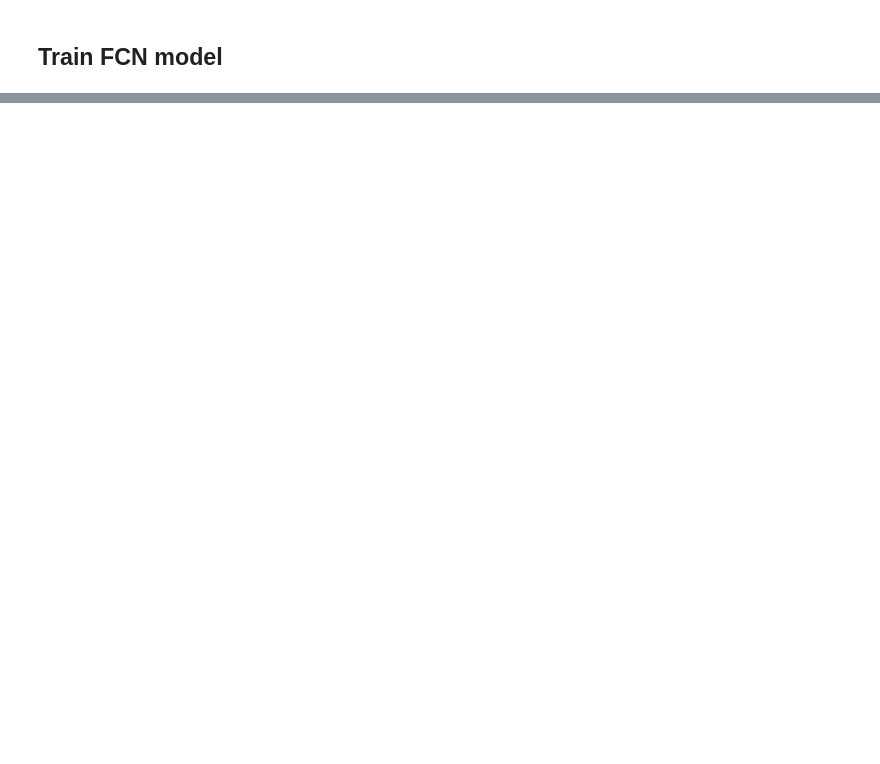
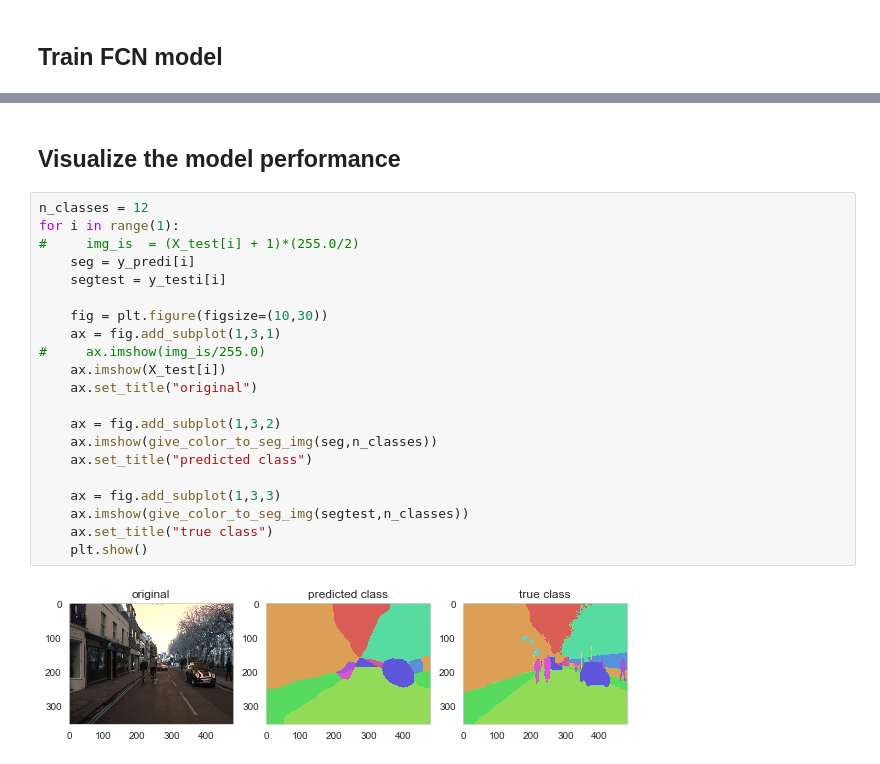
Before and after one commit to qianyiwang/SemanticSegmentation, a Jupyter notebook: SemanticSegmentation.ipynb, the cells around one changed output, grey strips where cells are left out. Cells and saved outputs as stored; diff of their text form; blank space fills up the shorter version.

```diff
--- a/SemanticSegmentation.ipynb
+++ b/SemanticSegmentation.ipynb
@@ -257,0 +426,25 @@ Epoch 3/3
+# %% [markdown]
+## Visualize the model performance
+# %%
+n_classes = 12
+for i in range(1):
+#     img_is  = (X_test[i] + 1)*(255.0/2)
+    seg = y_predi[i]
+    segtest = y_testi[i]
+
+    fig = plt.figure(figsize=(10,30))
+    ax = fig.add_subplot(1,3,1)
+#     ax.imshow(img_is/255.0)
+    ax.imshow(X_test[i])
+    ax.set_title("original")
+
+    ax = fig.add_subplot(1,3,2)
+    ax.imshow(give_color_to_seg_img(seg,n_classes))
+    ax.set_title("predicted class")
+
+    ax = fig.add_subplot(1,3,3)
+    ax.imshow(give_color_to_seg_img(segtest,n_classes))
+    ax.set_title("true class")
+    plt.show()
+# %% [output]
+[figure, added]
```
Also changed, not shown: parts of 15 cells of this notebook, 1 other file.
